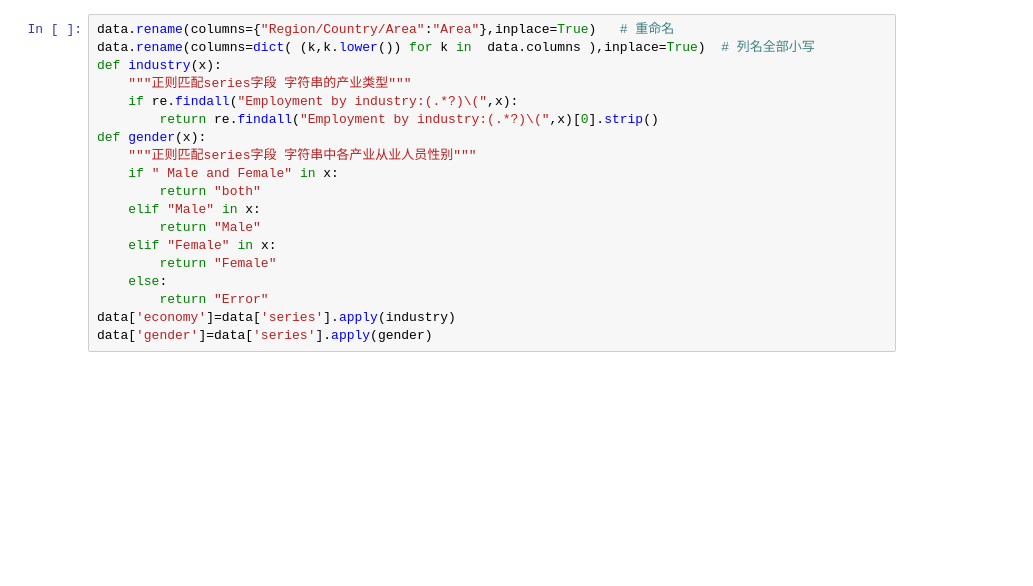
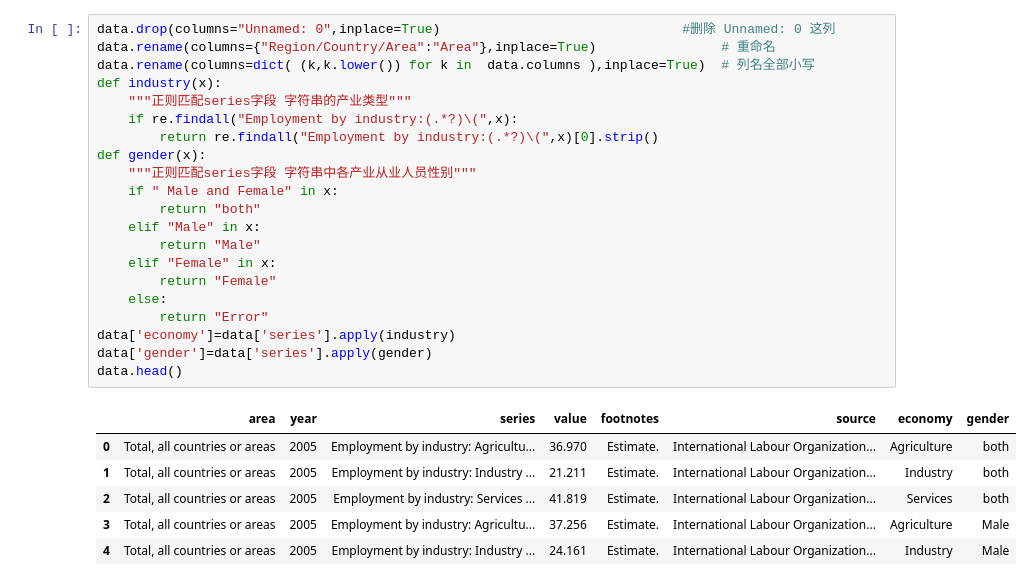
Before and after one commit to Cpoem/learn, a Jupyter notebook: visualization/matplotlib/Employment.ipynb, the cells around one changed output. Saved outputs shown, nothing was run; the diff lists cells and outputs as text; blank space fills up the shorter version.

```diff
--- a/visualization/matplotlib/Employment.ipynb
+++ b/visualization/matplotlib/Employment.ipynb
@@ -38,19 +37,28 @@ memory usage: 441.0+ KB
 # %%
-data.rename(columns={"Region/Country/Area":"Area"},inplace=True)   # 重命名
+data.drop(columns="Unnamed: 0",inplace=True)                               #删除 Unnamed: 0 这列
+data.rename(columns={"Region/Country/Area":"Area"},inplace=True)                # 重命名
 data.rename(columns=dict( (k,k.lower()) for k in  data.columns ),inplace=True)  # 列名全部小写
 def industry(x):
     """正则匹配series字段 字符串的产业类型"""
     if re.findall("Employment by industry:(.*?)\(",x):
         return re.findall("Employment by industry:(.*?)\(",x)[0].strip()
 def gender(x):
     """正则匹配series字段 字符串中各产业从业人员性别"""
     if " Male and Female" in x:
         return "both"
     elif "Male" in x:
         return "Male"
     elif "Female" in x:
         return "Female"
     else:
         return "Error"
 data['economy']=data['series'].apply(industry)
 data['gender']=data['series'].apply(gender)
+data.head()
+# %% [output]
+|  | area | year | series | value | footnotes | source | economy | gender |
+| 0 | Total, all countries or areas | 2005 | Employment by industry: Agricultu... | 36.970 | Estimate. | International Labour Organization... | Agriculture | both |
+| 1 | Total, all countries or areas | 2005 | Employment by industry: Industry ... | 21.211 | Estimate. | International Labour Organization... | Industry | both |
+| 2 | Total, all countries or areas | 2005 | Employment by industry: Services ... | 41.819 | Estimate. | International Labour Organization... | Services | both |
+| 3 | Total, all countries or areas | 2005 | Employment by industry: Agricultu... | 37.256 | Estimate. | International Labour Organization... | Agriculture | Male |
+| 4 | Total, all countries or areas | 2005 | Employment by industry: Industry ... | 24.161 | Estimate. | International Labour Organization... | Industry | Male |
```
Also changed, not shown: parts of 7 cells of this notebook.
